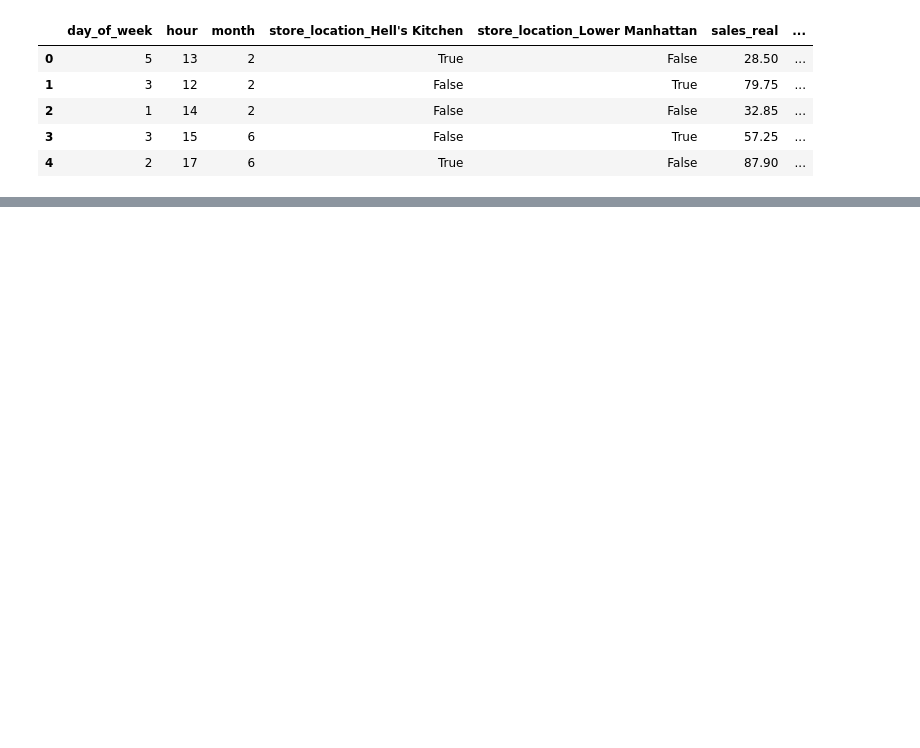
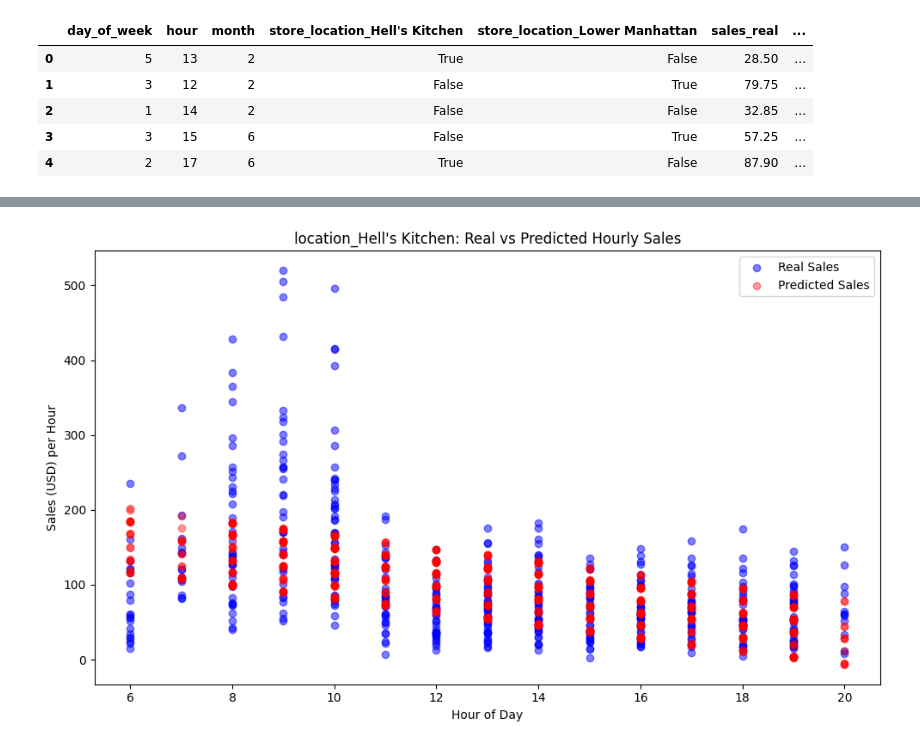
Before and after one commit to facusbrr/coffee_price_regression, a Jupyter notebook: data_main.ipynb, the cells around one changed output, grey strips where cells are left out. Drawn from its saved outputs; the diff is of its cells as text; code cells hidden in the pictures; blank space fills up the shorter version.

Commit message:
feat: plot real vs predicted hourly sales for a chosen store_location

```diff
--- a/data_main.ipynb
+++ b/data_main.ipynb
@@ -250,0 +273,32 @@ df_results.head()
+# %%
+import matplotlib.pyplot as plt
+
+location_cols = [col for col in df_results.columns if col.startswith('store_location_')]
+
+loc_col = location_cols[0]
+
+mask_loc = df_results[loc_col] == 1
+
+plt.figure(figsize=(10, 6))
+plt.scatter(
+    df_results.loc[mask_loc, 'hour'],
+    df_results.loc[mask_loc, 'sales_real'],
+    color='blue', alpha=0.5, label='Real Sales'
+)
+plt.scatter(
+    df_results.loc[mask_loc, 'hour'],
+    df_results.loc[mask_loc, 'sales_predicted'],
+    color='red', alpha=0.4, label='Predicted Sales'
+)
+
+plt.xlabel('Hour of Day')
+plt.ylabel('Sales (USD) per Hour')
+plt.title(f'{loc_col.split('_',1)[1]}: Real vs Predicted Hourly Sales')
+plt.legend()
+plt.tight_layout()
+
+output_png = f'hourly_sales_{loc_col.split('_',1)[1]}.png'
+plt.savefig(output_png)
+plt.show()
+# %% [output]
+[figure, added]
```
Also changed, not shown: parts of 7 cells of this notebook, 1 other file.
